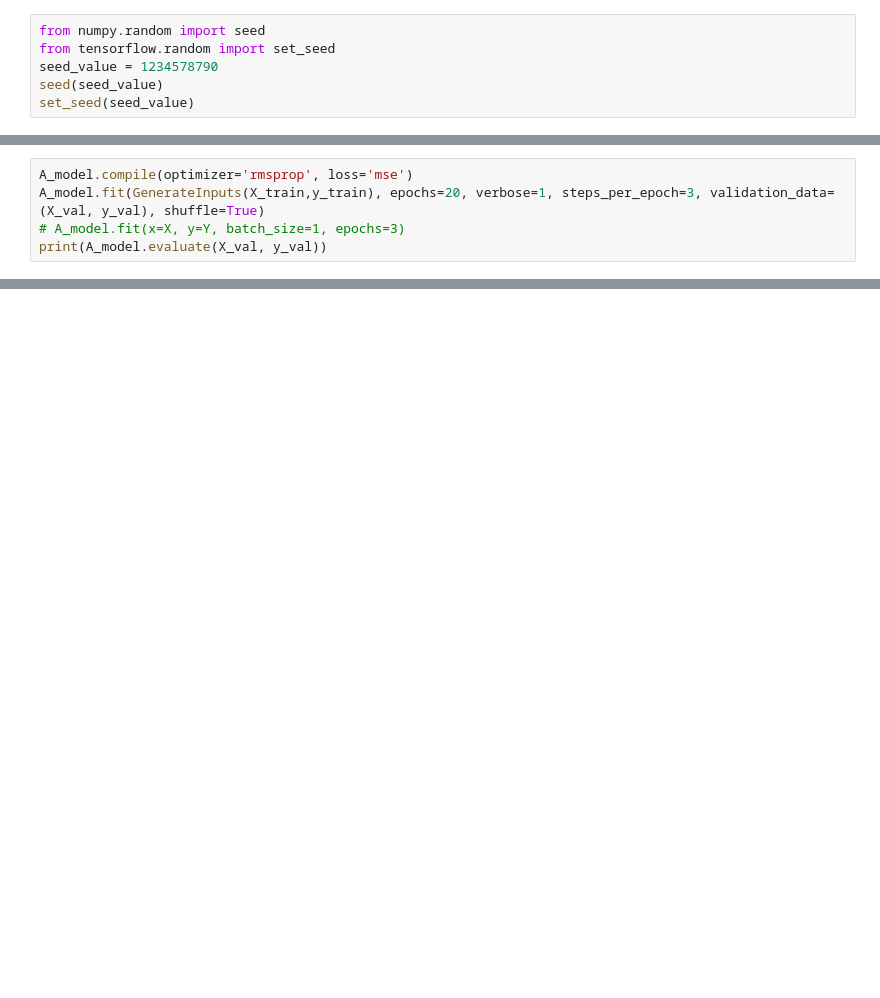
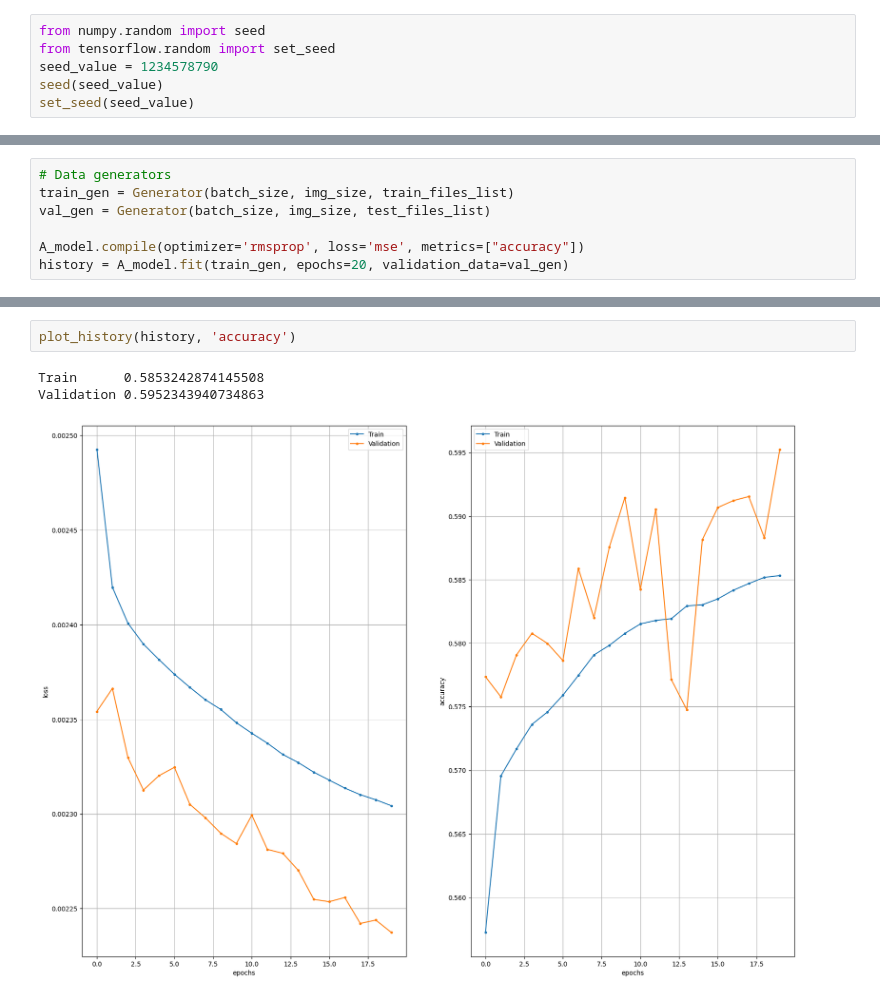
Before and after one commit to pulsatil1/b-w_photos_colorizer, a Jupyter notebook: colorizer.ipynb, the cells around one changed output, grey strips where cells are left out. Cells and saved outputs as stored; diff of their text form; blank space fills up the shorter version.

```diff
--- a/colorizer.ipynb
+++ b/colorizer.ipynb
@@ -147,8 +282,3 @@ Total params: 32,202
 Trainable params: 32,202
 Non-trainable params: 0
 _________________________________________________________________
-# %%
-A_model.compile(optimizer='rmsprop', loss='mse')
-A_model.fit(GenerateInputs(X_train,y_train), epochs=20, verbose=1, steps_per_epoch=3, validation_data=(X_val, y_val), shuffle=True)
-# A_model.fit(x=X, y=Y, batch_size=1, epochs=3)
-print(A_model.evaluate(X_val, y_val))
@@ -202,0 +285,7 @@ show_result(idx, A_model)
+# %%
+# Data generators
+train_gen = Generator(batch_size, img_size, train_files_list)
+val_gen = Generator(batch_size, img_size, test_files_list)
+
+A_model.compile(optimizer='rmsprop', loss='mse', metrics=["accuracy"])
+history = A_model.fit(train_gen, epochs=20, validation_data=val_gen)
@@ -202,0 +310,6 @@ show_result(idx, A_model)
+# %%
+plot_history(history, 'accuracy')
+# %% [output]
+Train      0.5853242874145508
+Validation 0.5952343940734863
+[figure, added]
```
Also changed, not shown: parts of 46 cells of this notebook.
